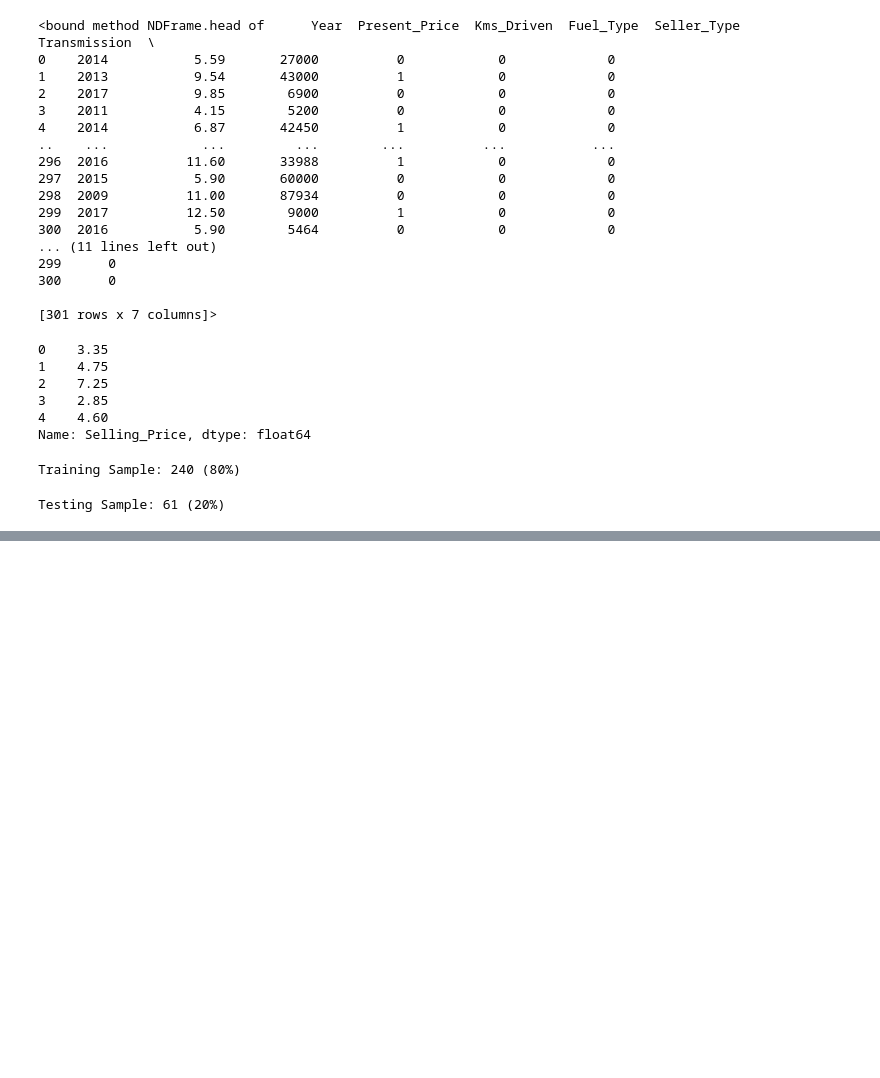
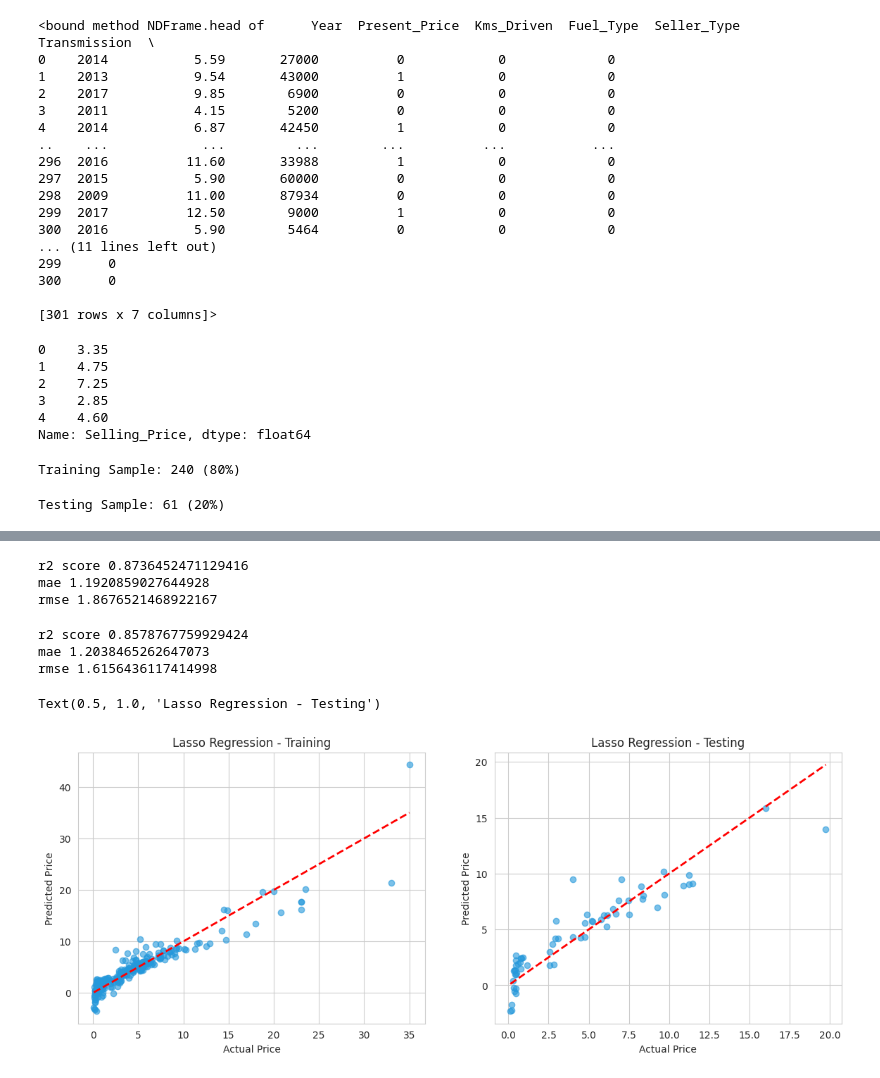
Before and after one commit to Ankush0071/Car-price-prediction-project-, a Jupyter notebook: Car_price_prediction_project_.ipynb, the cells around one changed output, grey strips where cells are left out. Drawn from its saved outputs; the diff is of its cells as text; code cells hidden in the pictures; blank space fills up the shorter version.

```diff
--- a/Car_price_prediction_project_.ipynb
+++ b/Car_price_prediction_project_.ipynb
@@ -216,0 +265,48 @@ Testing Sample: 61 (20%)
+# %%
+#Model 2 Lasso regresion
+
+lasso_reg = Lasso(alpha=0.1)
+lasso_reg.fit(x_train, y_train)
+
+train_pred_lasso = lasso_reg.predict(x_train)
+train_r2_score = metrics.r2_score(y_train, train_pred_lasso)
+train_mae_lasso = metrics.mean_absolute_error(y_train, train_pred_lasso)
+train_rmse_lasso = np.sqrt(metrics.mean_squared_error(y_train, train_pred_lasso))
+
+print('r2 score', train_r2_score)
+print('mae', train_mae_lasso)
+print('rmse',train_rmse_lasso)
+# %% [output]
+r2 score 0.8736452471129416
+mae 1.1920859027644928
+rmse 1.8676521468922167
+# %%
+test_pred_lasso = lasso_reg.predict(x_test)
+test_r2_score = metrics.r2_score(y_test, test_pred_lasso)
+test_mae_lasso = metrics.mean_absolute_error(y_test, test_pred_lasso)
+test_rmse_lasso = np.sqrt(metrics.mean_squared_error(y_test, test_pred_lasso))
+
+print('r2 score', test_r2_score)
+print('mae', test_mae_lasso)
+print('rmse',test_rmse_lasso)
+# %% [output]
+r2 score 0.8578767759929424
+mae 1.2038465262647073
+rmse 1.6156436117414998
+# %%
+fig, axes = plt.subplots(1, 2, figsize=(14, 5))
+
+axes[0].scatter(y_train, train_pred_lasso, alpha=0.6, color='#2498db')
+axes[0].plot([y_train.min(), y_train.max()], [y_train.min(), y_train.max()], 'r--', lw=2)
+axes[0].set_xlabel('Actual Price')
+axes[0].set_ylabel('Predicted Price')
+axes[0].set_title('Lasso Regression - Training')
+
+axes[1].scatter(y_test, test_pred_lasso, alpha=0.6, color='#2498db')
+axes[1].plot([y_test.min(), y_test.max()], [y_test.min(), y_test.max()], 'r--', lw=2)
+axes[1].set_xlabel('Actual Price')
+axes[1].set_ylabel('Predicted Price')
+axes[1].set_title('Lasso Regression - Testing')
+# %% [output]
+Text(0.5, 1.0, 'Lasso Regression - Testing')
+[figure, added]
```
Also changed, not shown: parts of 3 cells of this notebook.
